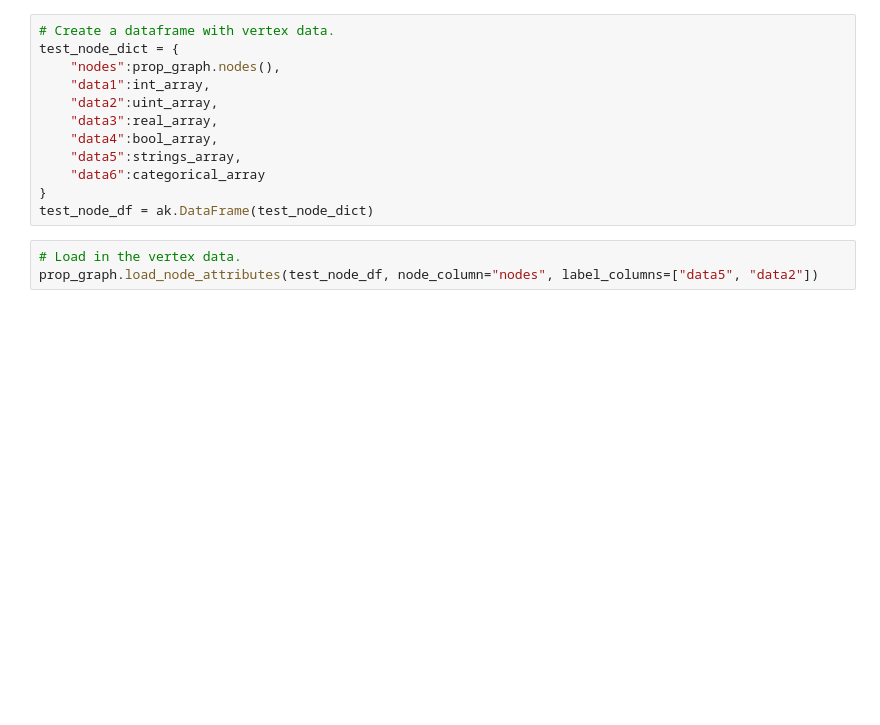
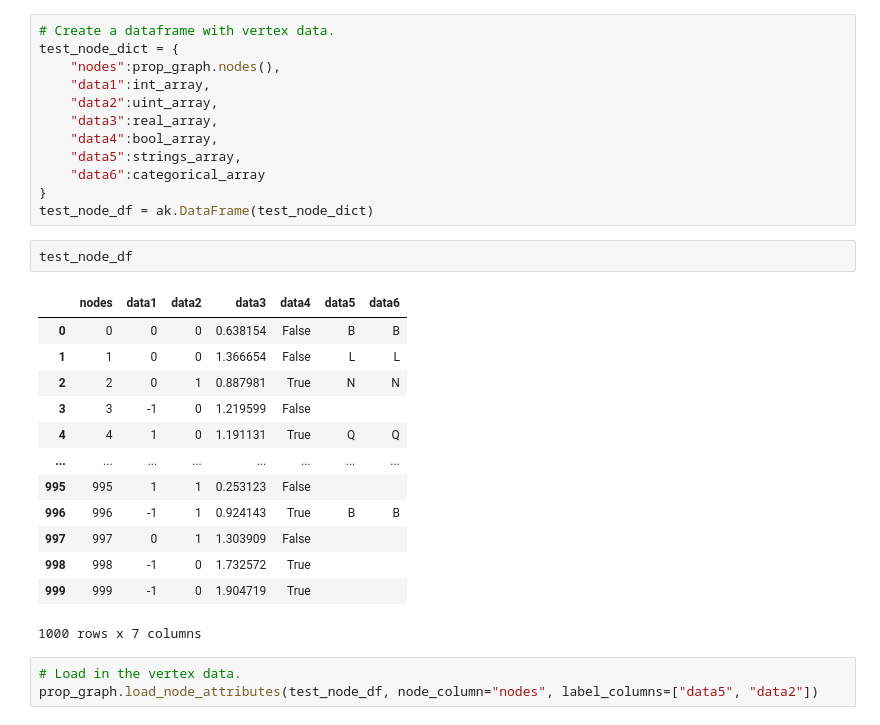
Before and after one commit to Bears-R-Us/arkouda-njit, a Jupyter notebook: arachne/arachne_sample.ipynb, the cells around one changed output. Saved outputs shown, nothing was run; the diff lists cells and outputs as text; blank space fills up the shorter version.

```diff
--- a/arachne/arachne_sample.ipynb
+++ b/arachne/arachne_sample.ipynb
@@ -93,6 +118,22 @@ test_node_dict = {
     "data6":categorical_array
 }
 test_node_df = ak.DataFrame(test_node_dict)
+# %%
+test_node_df
+# %% [output]
+|  | nodes | data1 | data2 | data3 | data4 | data5 | data6 |
+| 0 | 0 | 0 | 0 | 0.638154 | False | B | B |
+| 1 | 1 | 0 | 0 | 1.366654 | False | L | L |
+| 2 | 2 | 0 | 1 | 0.887981 | True | N | N |
+| 3 | 3 | -1 | 0 | 1.219599 | False |  |  |
+| 4 | 4 | 1 | 0 | 1.191131 | True | Q | Q |
+| ... | ... | ... | ... | ... | ... | ... | ... |
+| 995 | 995 | 1 | 1 | 0.253123 | False |  |  |
+| 996 | 996 | -1 | 1 | 0.924143 | True | B | B |
+| 997 | 997 | 0 | 1 | 1.303909 | False |  |  |
+| 998 | 998 | -1 | 0 | 1.732572 | True |  |  |
+| 999 | 999 | -1 | 0 | 1.904719 | True |  |  |
+1000 rows x 7 columns
 # %%
 # Load in the vertex data.
 prop_graph.load_node_attributes(test_node_df, node_column="nodes", label_columns=["data5", "data2"])
```
Also changed, not shown: parts of 37 cells of this notebook, 3 other files.
